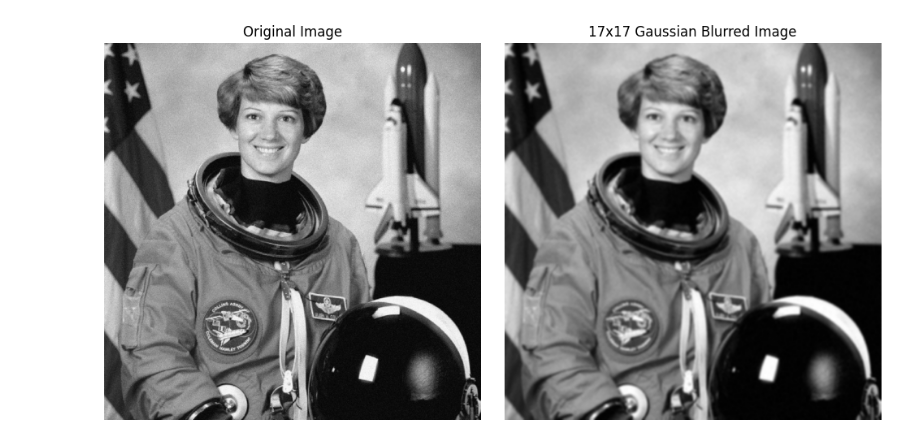
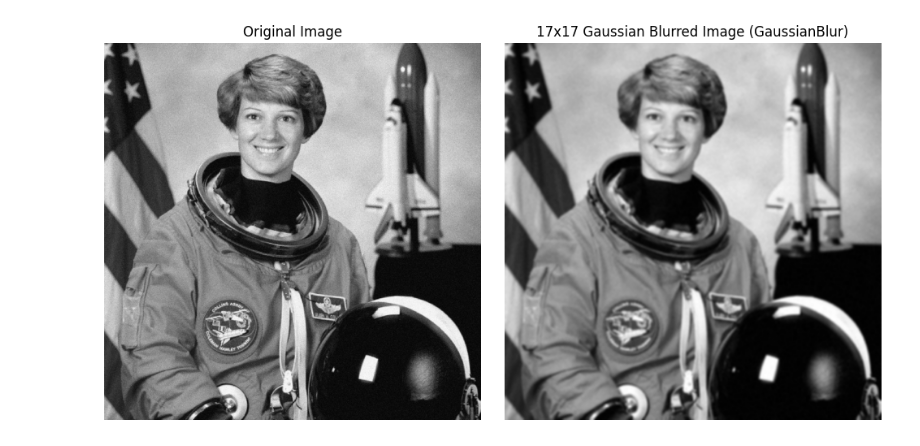
Before and after one commit to sunabove/opencv-python, a Jupyter notebook: ch_07_domain/118_가우시언 블러 OpenCV GaussianBlur 예제.ipynb, the cells around one changed output. Cells and saved outputs as stored; diff of their text form; code cells hidden in the pictures.

```diff
--- a/ch_07_domain/118_가우시언 블러 OpenCV GaussianBlur 예제.ipynb
+++ b/ch_07_domain/118_가우시언 블러 OpenCV GaussianBlur 예제.ipynb
@@ -1,32 +1,30 @@
 # %%
-import cv2
-import numpy as np
-import matplotlib.pyplot as plt
+import cv2, numpy as np, matplotlib.pyplot as plt
 
 # 이미지 불러오기
 image = cv2.imread('example.jpg', cv2.IMREAD_GRAYSCALE)
 
 # 3x3 가우시안 블러 적용
 ks = kernel_size = 17  # 가우시안 커널 사이즈
 sigma = ks//3  # 표준편차 결정
 blurred_image = cv2.GaussianBlur(image, (ks, ks), sigma)
 
 # 원본 이미지와 가우시안 블러 적용된 이미지 비교 출력
 plt.figure(figsize=(10, 5))
 
 # 원본 이미지 출력
 plt.subplot(1, 2, 1)
 plt.imshow(image, cmap="gray")
 plt.title('Original Image')
 plt.axis('off')
 
 # 가우시안 블러링된 이미지 출력
 plt.subplot(1, 2, 2)
 plt.imshow(blurred_image, cmap="gray")
-plt.title(f'{ks}x{ks} Gaussian Blurred Image')
+plt.title(f'{ks}x{ks} Gaussian Blurred Image (GaussianBlur)')
 plt.axis('off')
 
 plt.tight_layout()
 plt.show()
 # %% [output]
-[figure, old version]
+[figure, new version]
```
Also changed, not shown: 1 other file.
